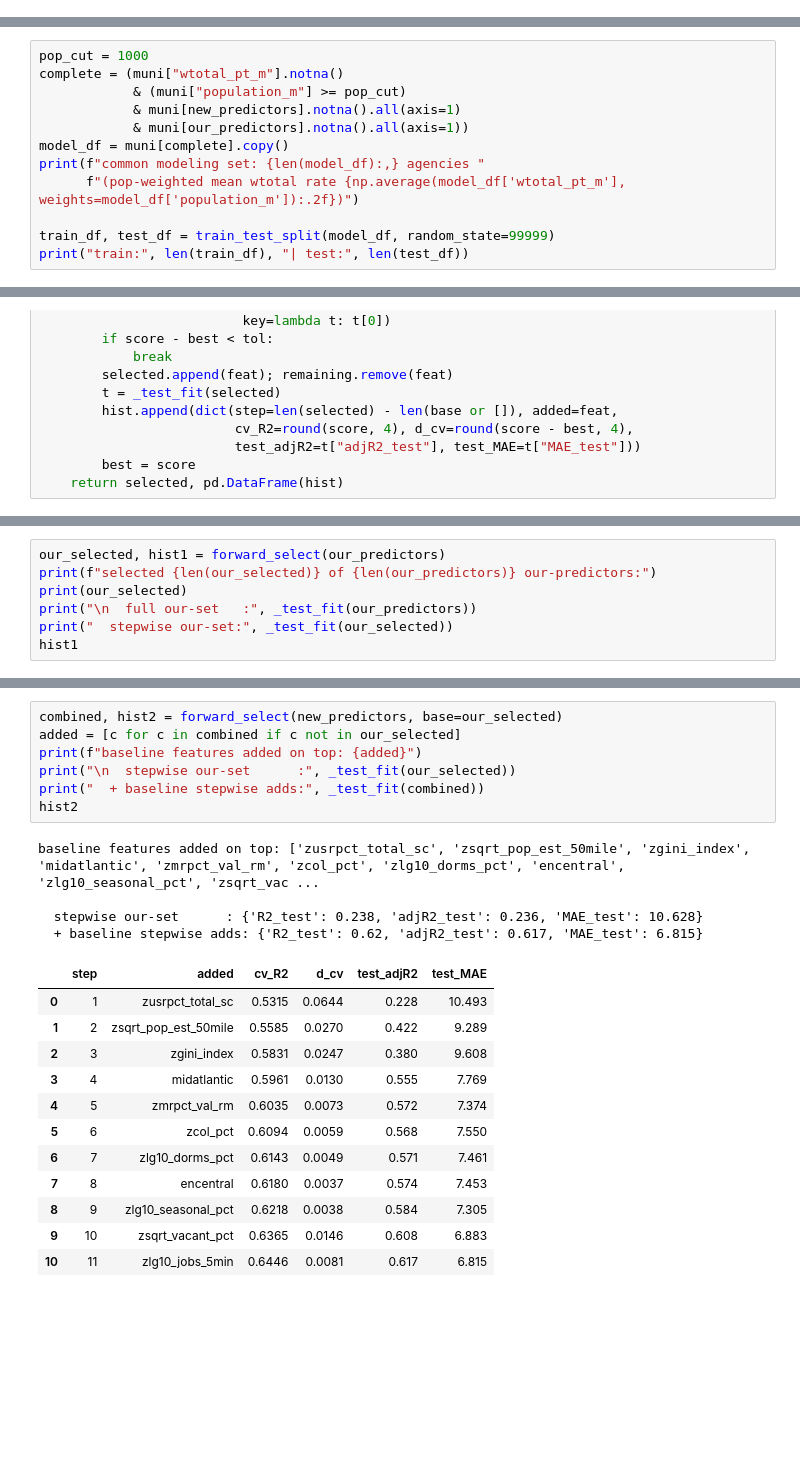
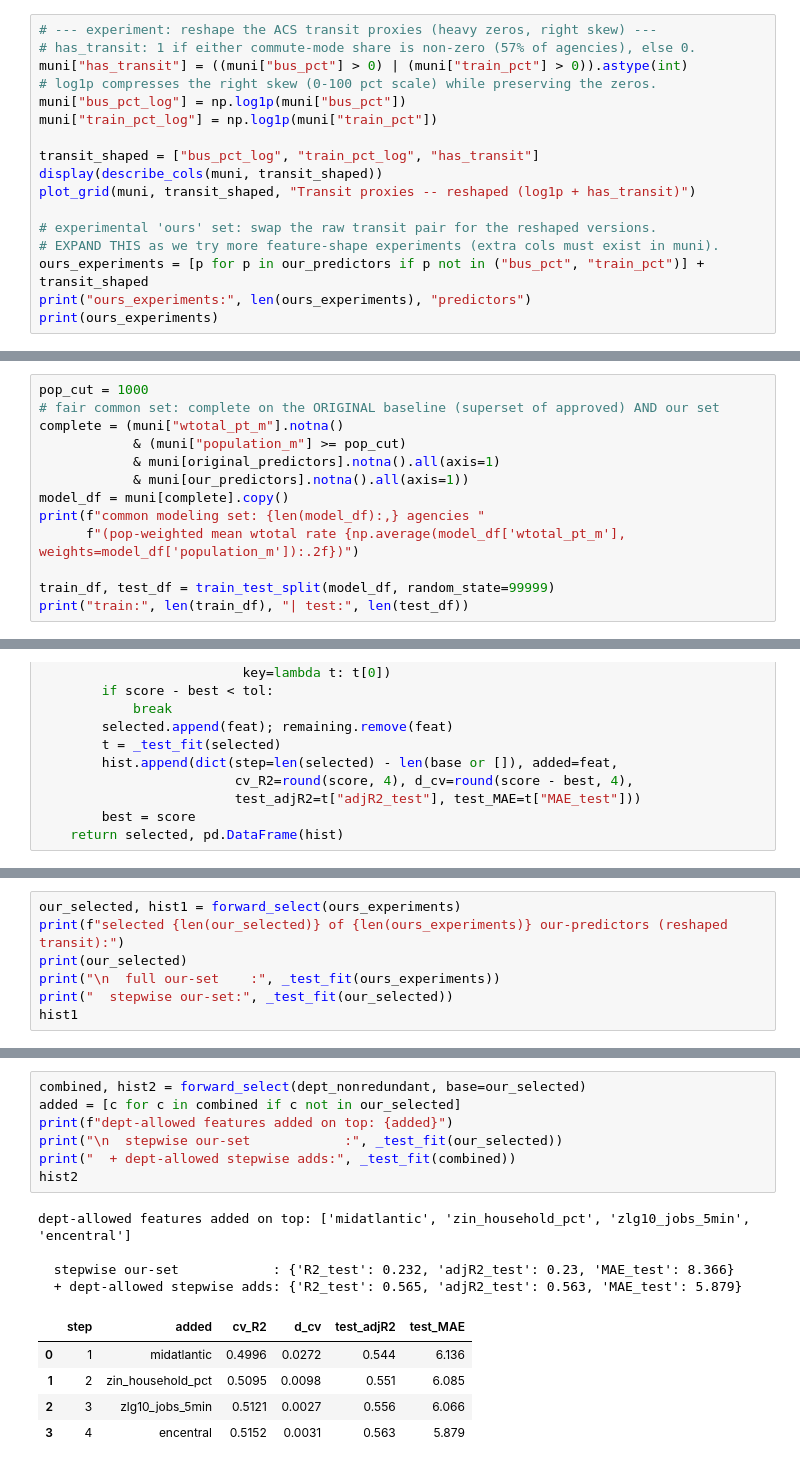
Before and after one commit to eprashar-clgx/crime-idx-2026, a Jupyter notebook: notebooks/regression_modelling/models/03_agency_comparison.ipynb, the cells around one changed output, grey strips where cells are left out. Saved outputs shown, nothing was run; the diff lists cells and outputs as text; blank space fills up the shorter version.

```diff
--- a/notebooks/regression_modelling/models/03_agency_comparison.ipynb
+++ b/notebooks/regression_modelling/models/03_agency_comparison.ipynb
@@ -117,0 +223,17 @@ moved1yr_pct                     1.000
+# %%
+# --- experiment: reshape the ACS transit proxies (heavy zeros, right skew) ---
+# has_transit: 1 if either commute-mode share is non-zero (57% of agencies), else 0.
+muni["has_transit"] = ((muni["bus_pct"] > 0) | (muni["train_pct"] > 0)).astype(int)
+# log1p compresses the right skew (0-100 pct scale) while preserving the zeros.
+muni["bus_pct_log"] = np.log1p(muni["bus_pct"])
+muni["train_pct_log"] = np.log1p(muni["train_pct"])
+
+transit_shaped = ["bus_pct_log", "train_pct_log", "has_transit"]
+display(describe_cols(muni, transit_shaped))
+plot_grid(muni, transit_shaped, "Transit proxies -- reshaped (log1p + has_transit)")
+
+# experimental 'ours' set: swap the raw transit pair for the reshaped versions.
+# EXPAND THIS as we try more feature-shape experiments (extra cols must exist in muni).
+ours_experiments = [p for p in our_predictors if p not in ("bus_pct", "train_pct")] + transit_shaped
+print("ours_experiments:", len(ours_experiments), "predictors")
+print(ours_experiments)
@@ -122,9 +252,10 @@ To compare fairly, both models use the **same agencies** — those with `populat
 a valid `wtotal_pt_m`, and complete predictors in **both** sets — and the **same** 75/25 split.
 # %%
 pop_cut = 1000
+# fair common set: complete on the ORIGINAL baseline (superset of approved) AND our set
 complete = (muni["wtotal_pt_m"].notna()
             & (muni["population_m"] >= pop_cut)
-            & muni[new_predictors].notna().all(axis=1)
+            & muni[original_predictors].notna().all(axis=1)
             & muni[our_predictors].notna().all(axis=1))
 model_df = muni[complete].copy()
 print(f"common modeling set: {len(model_df):,} agencies "
@@ -372,8 +461,8 @@ def forward_select(pool, base=None, tol=TOL):
 # %%
-our_selected, hist1 = forward_select(our_predictors)
-print(f"selected {len(our_selected)} of {len(our_predictors)} our-predictors:")
+our_selected, hist1 = forward_select(ours_experiments)
+print(f"selected {len(our_selected)} of {len(ours_experiments)} our-predictors (reshaped transit):")
 print(our_selected)
-print("\n  full our-set   :", _test_fit(our_predictors))
+print("\n  full our-set    :", _test_fit(ours_experiments))
 print("  stepwise our-set:", _test_fit(our_selected))
 hist1
 # %% [output]
@@ -396,27 +487,20 @@ selected 8 of 21 our-predictors:
 # %%
-combined, hist2 = forward_select(new_predictors, base=our_selected)
+combined, hist2 = forward_select(dept_nonredundant, base=our_selected)
 added = [c for c in combined if c not in our_selected]
-print(f"baseline features added on top: {added}")
-print("\n  stepwise our-set      :", _test_fit(our_selected))
-print("  + baseline stepwise adds:", _test_fit(combined))
+print(f"dept-allowed features added on top: {added}")
+print("\n  stepwise our-set            :", _test_fit(our_selected))
+print("  + dept-allowed stepwise adds:", _test_fit(combined))
 hist2
 # %% [output]
-baseline features added on top: ['zusrpct_total_sc', 'zsqrt_pop_est_50mile', 'zgini_index', 'midatlantic', 'zmrpct_val_rm', 'zcol_pct', 'zlg10_dorms_pct', 'encentral', 'zlg10_seasonal_pct', 'zsqrt_vac ...
+dept-allowed features added on top: ['midatlantic', 'zin_household_pct', 'zlg10_jobs_5min', 'encentral']
 
-  stepwise our-set      : {'R2_test': 0.238, 'adjR2_test': 0.236, 'MAE_test': 10.628}
-  + baseline stepwise adds: {'R2_test': 0.62, 'adjR2_test': 0.617, 'MAE_test': 6.815}
+  stepwise our-set            : {'R2_test': 0.232, 'adjR2_test': 0.23, 'MAE_test': 8.366}
+  + dept-allowed stepwise adds: {'R2_test': 0.565, 'adjR2_test': 0.563, 'MAE_test': 5.879}
 |  | step | added | cv_R2 | d_cv | test_adjR2 | test_MAE |
-| 0 | 1 | zusrpct_total_sc | 0.5315 | 0.0644 | 0.228 | 10.493 |
-| 1 | 2 | zsqrt_pop_est_50mile | 0.5585 | 0.0270 | 0.422 | 9.289 |
-| 2 | 3 | zgini_index | 0.5831 | 0.0247 | 0.380 | 9.608 |
-| 3 | 4 | midatlantic | 0.5961 | 0.0130 | 0.555 | 7.769 |
-| 4 | 5 | zmrpct_val_rm | 0.6035 | 0.0073 | 0.572 | 7.374 |
-| 5 | 6 | zcol_pct | 0.6094 | 0.0059 | 0.568 | 7.550 |
-| 6 | 7 | zlg10_dorms_pct | 0.6143 | 0.0049 | 0.571 | 7.461 |
-| 7 | 8 | encentral | 0.6180 | 0.0037 | 0.574 | 7.453 |
-| 8 | 9 | zlg10_seasonal_pct | 0.6218 | 0.0038 | 0.584 | 7.305 |
-| 9 | 10 | zsqrt_vacant_pct | 0.6365 | 0.0146 | 0.608 | 6.883 |
-| 10 | 11 | zlg10_jobs_5min | 0.6446 | 0.0081 | 0.617 | 6.815 |
+| 0 | 1 | midatlantic | 0.4996 | 0.0272 | 0.544 | 6.136 |
+| 1 | 2 | zin_household_pct | 0.5095 | 0.0098 | 0.551 | 6.085 |
+| 2 | 3 | zlg10_jobs_5min | 0.5121 | 0.0027 | 0.556 | 6.066 |
+| 3 | 4 | encentral | 0.5152 | 0.0031 | 0.563 | 5.879 |
 # %%
 # validation curve: held-out test adjusted R² as features are added (phase 1 then phase 2)
 p1 = hist1.assign(phase="our features")
```
Also changed, not shown: parts of 27 cells of this notebook, 1 other file.
